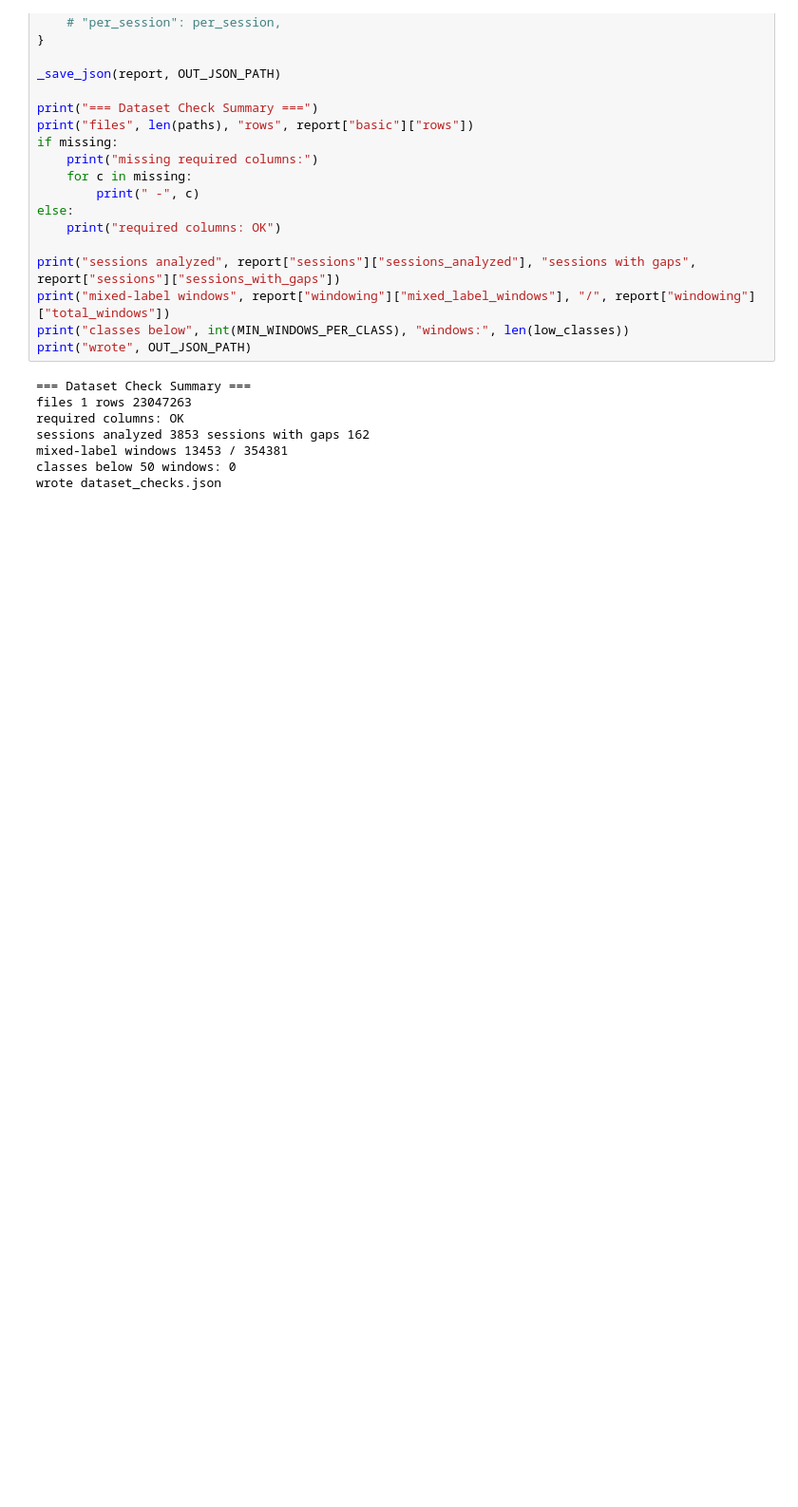
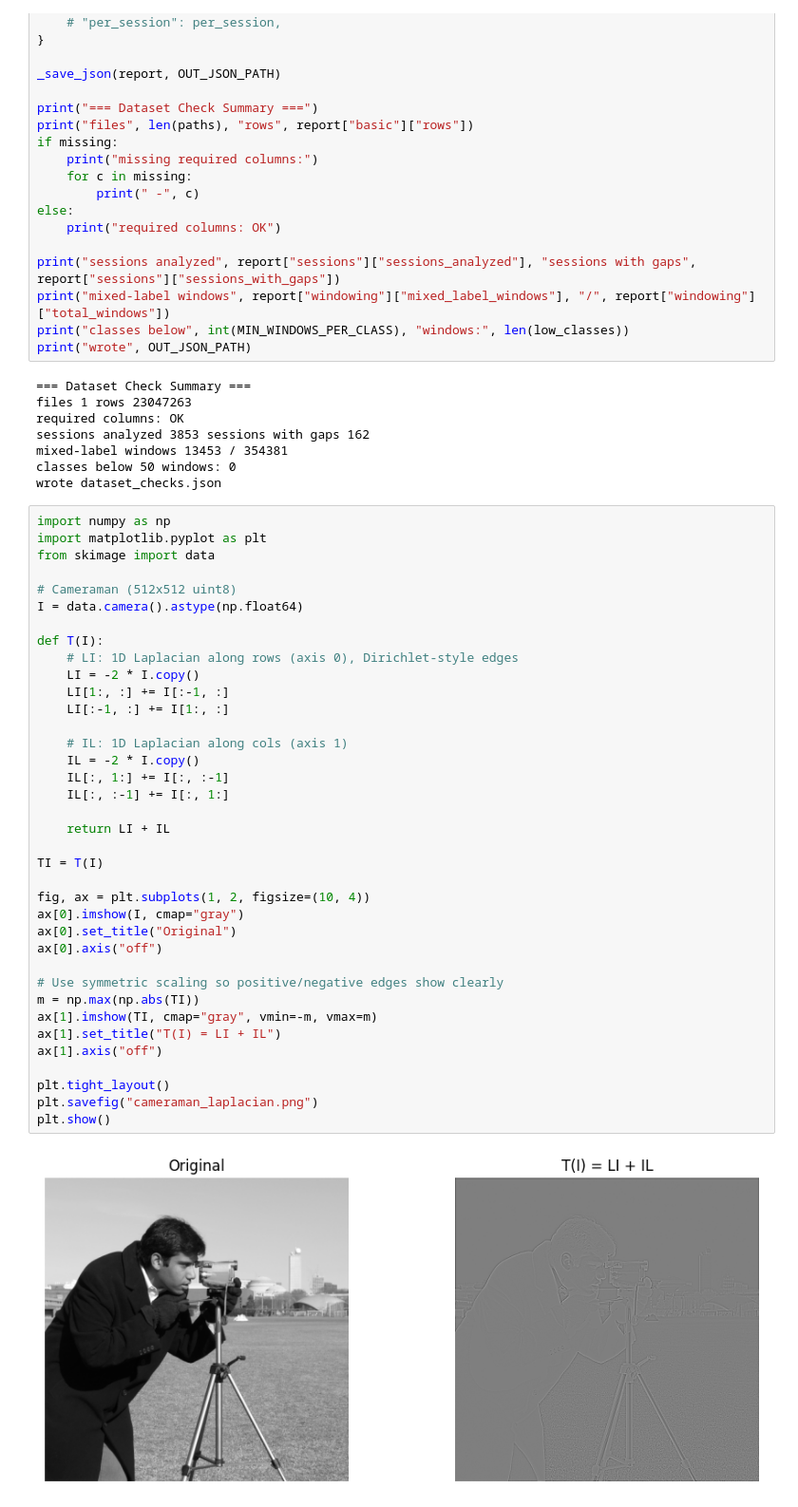
Before and after one commit to adrienlabayle/IMU_LM_Data, a Jupyter notebook: scratch.ipynb, the cells around one changed output. Shown at 95% size. Saved outputs shown, nothing was run; the diff lists cells and outputs as text; blank space fills up the shorter version.

```diff
--- a/scratch.ipynb
+++ b/scratch.ipynb
@@ -1470,3 +1470,42 @@ sessions analyzed 3853 sessions with gaps 162
 mixed-label windows 13453 / 354381
 classes below 50 windows: 0
 wrote dataset_checks.json
+# %%
+import numpy as np
+import matplotlib.pyplot as plt
+from skimage import data
+
+# Cameraman (512x512 uint8)
+I = data.camera().astype(np.float64)
+
+def T(I):
+    # LI: 1D Laplacian along rows (axis 0), Dirichlet-style edges
+    LI = -2 * I.copy()
+    LI[1:, :] += I[:-1, :]
+    LI[:-1, :] += I[1:, :]
+
+    # IL: 1D Laplacian along cols (axis 1)
+    IL = -2 * I.copy()
+    IL[:, 1:] += I[:, :-1]
+    IL[:, :-1] += I[:, 1:]
+
+    return LI + IL
+
+TI = T(I)
+
+fig, ax = plt.subplots(1, 2, figsize=(10, 4))
+ax[0].imshow(I, cmap="gray")
+ax[0].set_title("Original")
+ax[0].axis("off")
+
+# Use symmetric scaling so positive/negative edges show clearly
+m = np.max(np.abs(TI))
+ax[1].imshow(TI, cmap="gray", vmin=-m, vmax=m)
+ax[1].set_title("T(I) = LI + IL")
+ax[1].axis("off")
+
+plt.tight_layout()
+plt.savefig("cameraman_laplacian.png")
+plt.show()
+# %% [output]
+[figure, added]
```
Also changed, not shown: parts of 3 cells of this notebook, 3 other files.
